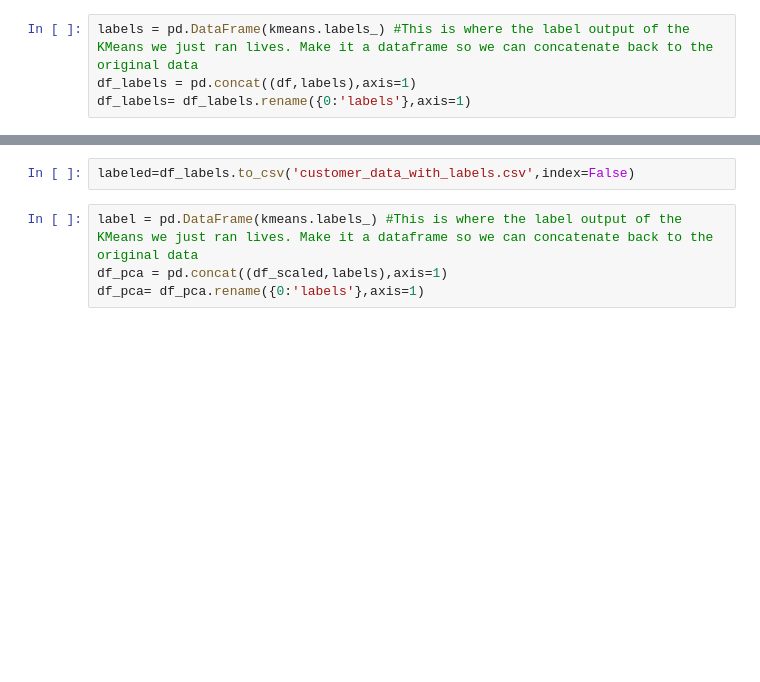
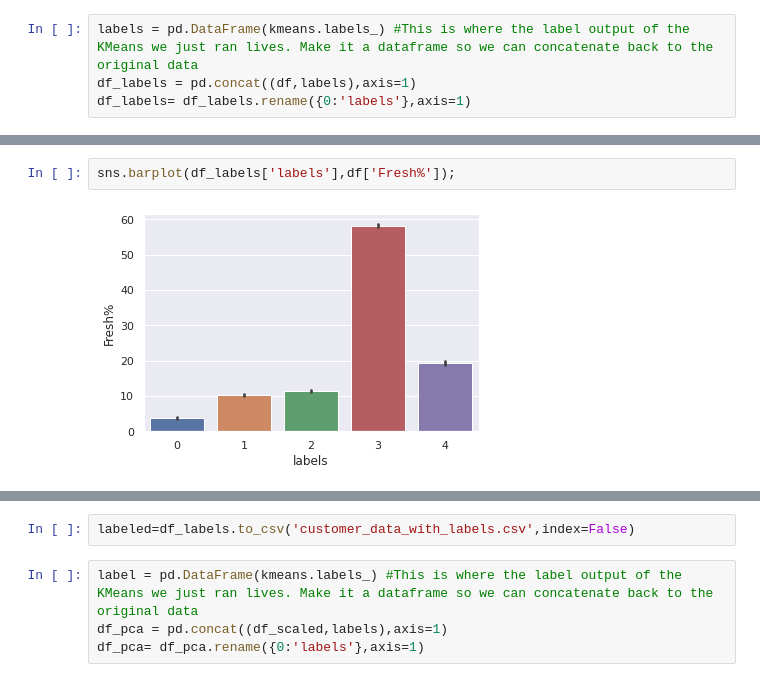
Before and after one commit to shubhamg2205/6857-proj, a Jupyter notebook: Copy_of_Copy_of_Untitled9.ipynb, the cells around one changed output, grey strips where cells are left out. Saved outputs shown, nothing was run; the diff lists cells and outputs as text; blank space fills up the shorter version.

```diff
--- a/Copy_of_Copy_of_Untitled9.ipynb
+++ b/Copy_of_Copy_of_Untitled9.ipynb
@@ -72,0 +148,4 @@ sns.barplot(df_labels['labels'],df['total_items']);
+# %%
+sns.barplot(df_labels['labels'],df['Fresh%']);
+# %% [output]
+[figure, added]
```
Also changed, not shown: parts of 27 cells of this notebook.
